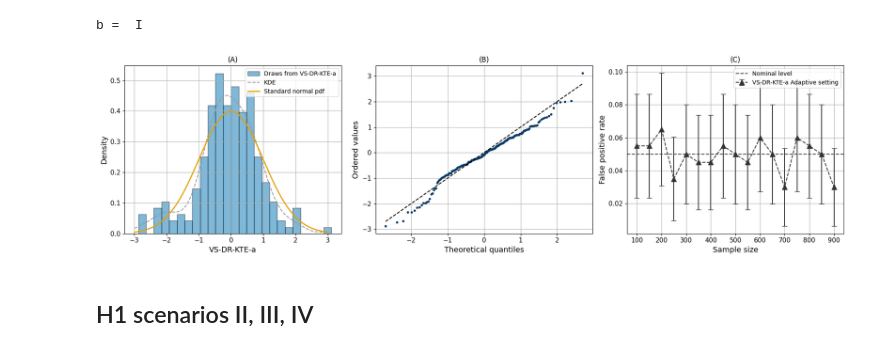
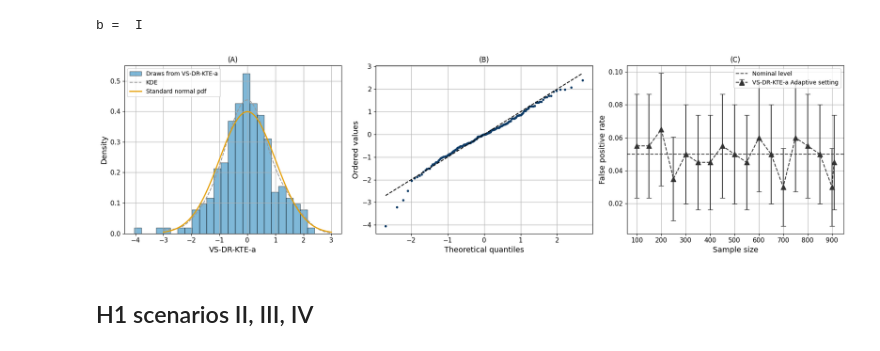
Before and after one commit to houssamzenati/adaptive-KTE, a Jupyter notebook: experiment_adaptive-IHDP-sinusoidal_structural_func.ipynb, the cells around one changed output. Drawn from its saved outputs; the diff is of its cells as text; code cells hidden in the pictures.

```diff
--- a/experiment_adaptive-IHDP-sinusoidal_structural_func.ipynb
+++ b/experiment_adaptive-IHDP-sinusoidal_structural_func.ipynb
@@ -352,7 +352,7 @@ def run_tests_adaptive_with_X(
 num_experiments=200
 iterations=100
 
-ns_list = np.arange(100, 908, 50)
+ns_list = np.array(list(np.arange(100, 908, 50))+ [908])
 b_list = ['I']
 method_list = ['VS-DR-KTE']
 # method_list = ['VS-DR-KTE', 'DR-xKTE', 'IPW-xKTE']
@@ -421,7 +421,7 @@ method_dict = {'VS-DR-KTE_alternating': 'VS-DR-KTE-a', 'VS-DR-KTE_chronological'
 # --- Inputs matching your original snippet ---
 case = 1
 b = 'I'
-ns = 900
+ns = 908
 method = 'VS-DR-KTE_alternating'
 # method = 'VS-DR-KTE_chronological'
 experiment = 'adaptive_ihdp'
@@ -483,34 +483,34 @@ for k, nf in enumerate(name_folder_list):
         for j, ns_val in enumerate(ns_list):
             f = f"{nf}ns{ns_val}b{b}{mth}.csv"
             pvals = d[f]['p_values']
             rejection_proportion[j] = (pvals < confidence_level).mean()
             n_per_file = len(pvals)  # assume constant across ns for varhat
 
         varhat = rejection_proportion * (1 - rejection_proportion) / n_per_file
 
         plt.errorbar(
             x=ns_array,
             y=rejection_proportion,
             yerr=1.96 * np.sqrt(varhat),
             capsize=4,
             marker=m_dict.get(k, "o"),
             markersize=8,
             color=method_colors.get(mth, "#333333"),
             linestyle='--',
             label=method_dict[mth] + m_dict_title[k]
         )
 
 plt.axhline(confidence_level, color=cb_colors["nominal"], linestyle="--", label="Nominal level")
 plt.title("(C)")
 plt.xlabel("Sample size")
 plt.ylabel("False positive rate")
 plt.legend(loc="upper right")
 
 plt.tight_layout()
 plt.savefig(f"plots/REVIEWED_null_dr_adaptive_IHDP{case}_errorbar.png", bbox_inches='tight')
 plt.show()
 # %% [output]
-[figure, old version]
+[figure, new version]
 # %% [markdown]
 ## H1 scenarios II, III, IV
 # %%
```
Also changed, not shown: parts of 9 cells of this notebook.
